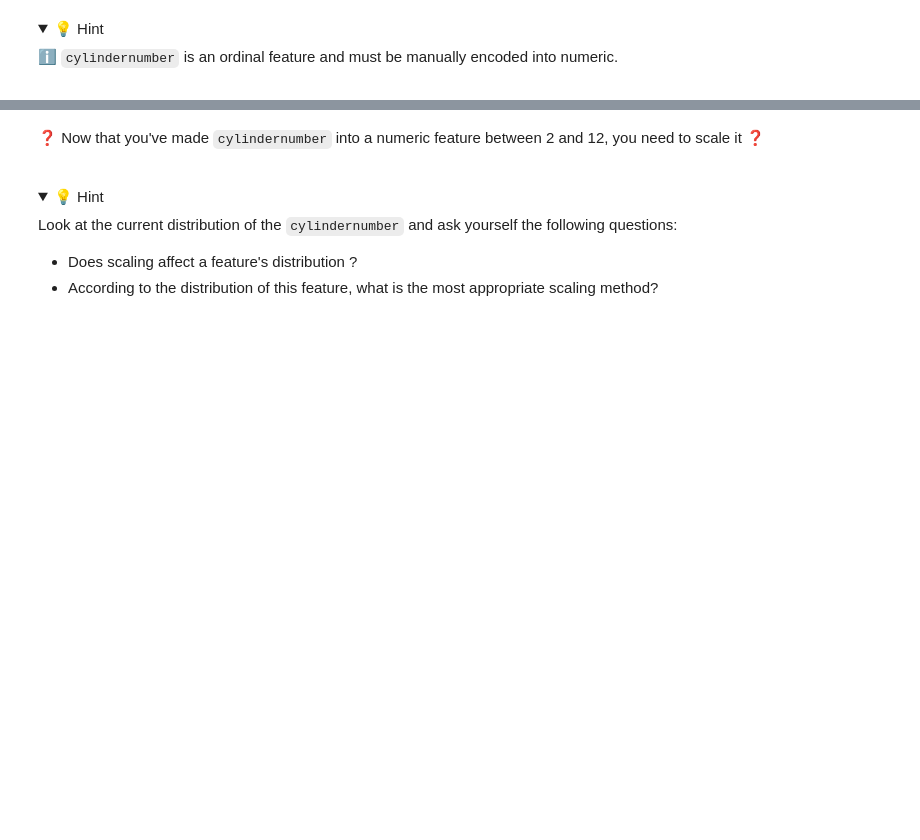
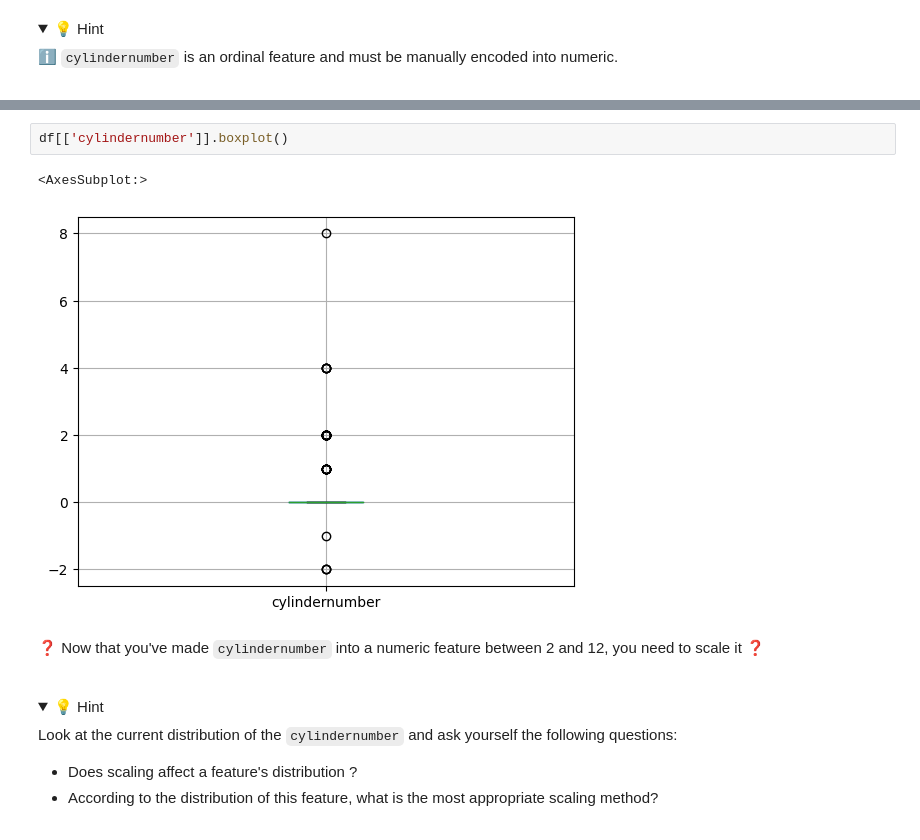
Before and after one commit to ParissaPeimaniyfard/data-car-prices, a Jupyter notebook: Car-Prices.ipynb, the cells around one changed output, grey strips where cells are left out. Saved outputs shown, nothing was run; the diff lists cells and outputs as text; folded sections open; blank space fills up the shorter version.

```diff
--- a/Car-Prices.ipynb
+++ b/Car-Prices.ipynb
@@ -314,3 +492,8 @@ df.shape
+# %%
+df[['cylindernumber']].boxplot()
+# %% [output]
+<AxesSubplot:>
+[figure, added]
 # %% [markdown]
 ❓ Now that you've made `cylindernumber` into a numeric feature between 2 and 12, you need to scale it ❓
 
```
Also changed, not shown: parts of 32 cells of this notebook, 2 other files.
